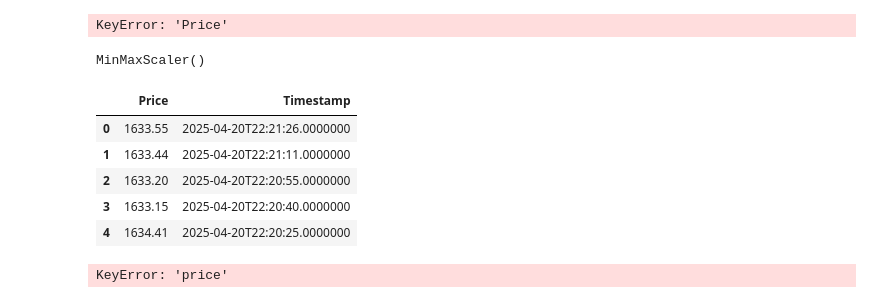
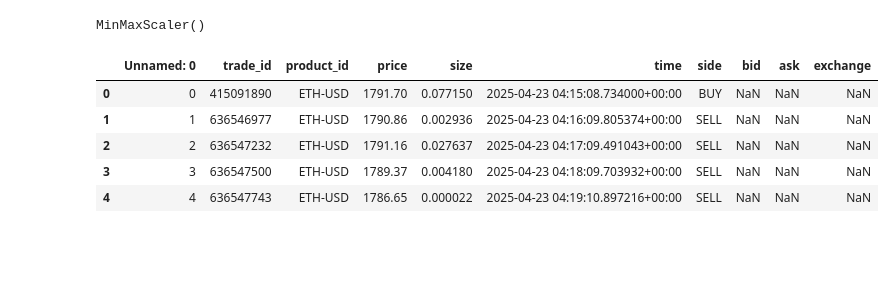
Before and after one commit to mmandelb2201/AITrader, a Jupyter notebook: model/model performance stats/model_tester.ipynb, the cells around one changed output. Drawn from its saved outputs; the diff is of its cells as text; code cells hidden in the pictures; blank space fills up the shorter version.

```diff
--- a/model/model performance stats/model_tester.ipynb
+++ b/model/model performance stats/model_tester.ipynb
@@ -11,8 +10,13 @@ model = tf.keras.models.load_model("../models/model.keras")
 # %%
+model = load_model('../models/model.keras')
 #Read test data
-df = pd.read_csv('prices.log', header=None, names=["Price", "Timestamp"])
-prices = np.array(df['Price']).reshape(-1, 1)
+use_model_data = True
+price_column = "Price"
+df = pd.read_csv('./prices.log', header=None, names=["Price", "Timestamp"])
+if use_model_data:
+    df = pd.read_csv('../recent_eth_prices.csv')
+    price_column = "price"
+
+prices = np.array(df[price_column]).reshape(-1, 1)
-# %% [output]
-KeyError: 'Price'
 # %%
 #Set min-max scaler to same as model
@@ -28,29 +32,31 @@ MinMaxScaler()
 # %%
 #read test data
 df.head()
+#sample every x minute
+minute = 1
+df = df.iloc[::minute]
+df.head()
 # %% [output]
-|  | Price | Timestamp |
-| 0 | 1633.55 | 2025-04-20T22:21:26.0000000 |
-| 1 | 1633.44 | 2025-04-20T22:21:11.0000000 |
-| 2 | 1633.20 | 2025-04-20T22:20:55.0000000 |
-| 3 | 1633.15 | 2025-04-20T22:20:40.0000000 |
-| 4 | 1634.41 | 2025-04-20T22:20:25.0000000 |
+|  | Unnamed: 0 | trade_id | product_id | price | size | time | side | bid | ask | exchange |
+| 0 | 0 | 415091890 | ETH-USD | 1791.70 | 0.077150 | 2025-04-23 04:15:08.734000+00:00 | BUY | NaN | NaN | NaN |
+| 1 | 1 | 636546977 | ETH-USD | 1790.86 | 0.002936 | 2025-04-23 04:16:09.805374+00:00 | SELL | NaN | NaN | NaN |
+| 2 | 2 | 636547232 | ETH-USD | 1791.16 | 0.027637 | 2025-04-23 04:17:09.491043+00:00 | SELL | NaN | NaN | NaN |
+| 3 | 3 | 636547500 | ETH-USD | 1789.37 | 0.004180 | 2025-04-23 04:18:09.703932+00:00 | SELL | NaN | NaN | NaN |
+| 4 | 4 | 636547743 | ETH-USD | 1786.65 | 0.000022 | 2025-04-23 04:19:10.897216+00:00 | SELL | NaN | NaN | NaN |
 # %%
 # Scale prices to match training format
-prices_original = df['Price'].values.reshape(-1, 1)
+prices_original = df[price_column].values.reshape(-1, 1)
 df['transformed_price'] = scaler.transform(prices_original)
 df['sma_5'] = df['transformed_price'].rolling(window=5).mean()
 df['momentum'] = df['transformed_price'] - df['transformed_price'].shift(5)
-df['price_scaled'] = scaler.fit_transform(df[['Price']])
-df['pct_change'] = df['Price'].pct_change() * 100  # Convert to percentage
+df['price_scaled'] = scaler.fit_transform(df[[price_column]])
+df['pct_change'] = df[price_column].pct_change() * 100  # Convert to percentage
 df.dropna(subset=['sma_5', 'momentum'], inplace=True)
 df.head()
 
 prices = df['price_scaled'].values
 sma_5 = df['sma_5'].values
 momentum = df['momentum'].values
-# %% [output]
-KeyError: 'price'
 # %%
 # Prepare the data for LSTM (same sequence length used in training)
 X_test = []
```
Also changed, not shown: parts of 13 cells of this notebook, 33 other files.
